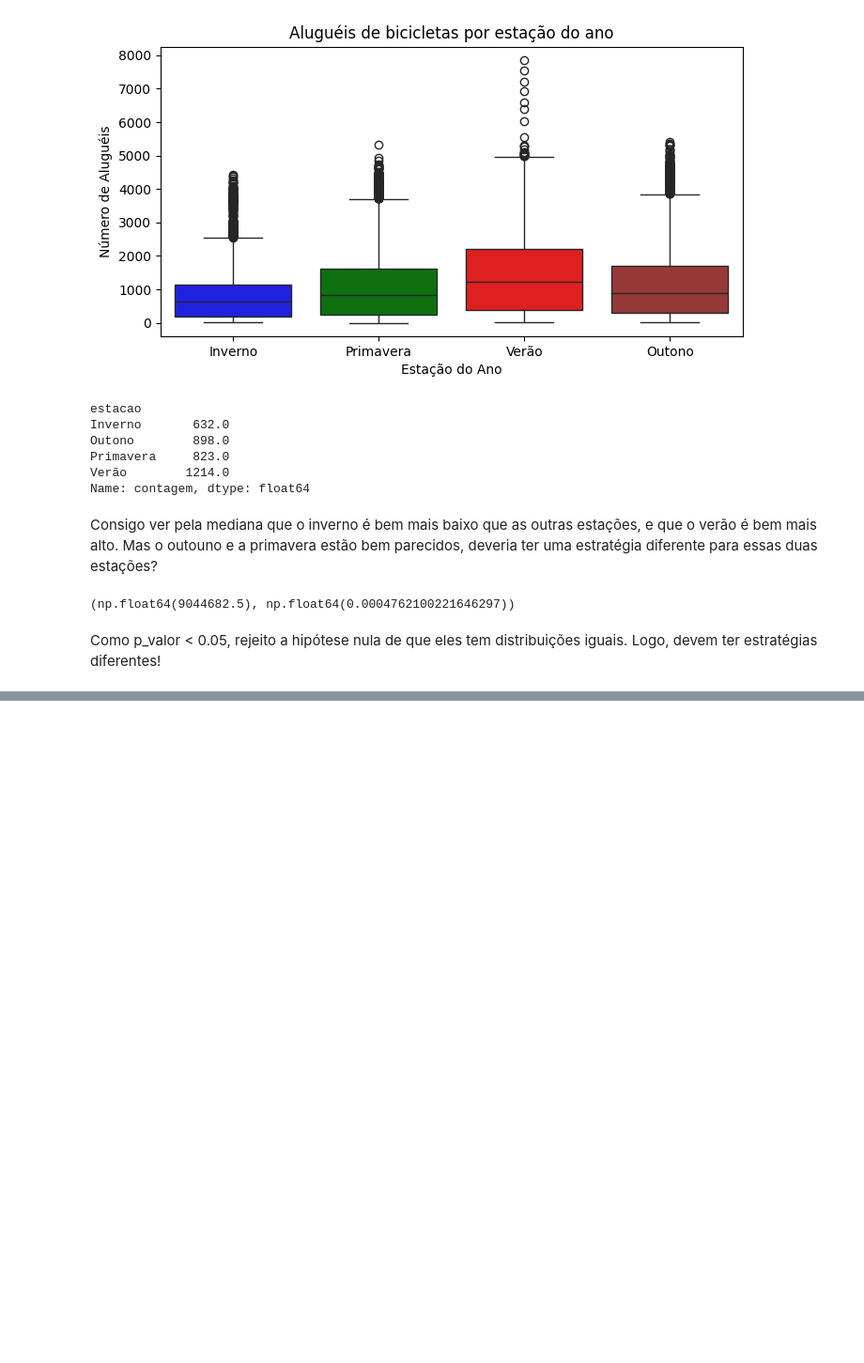
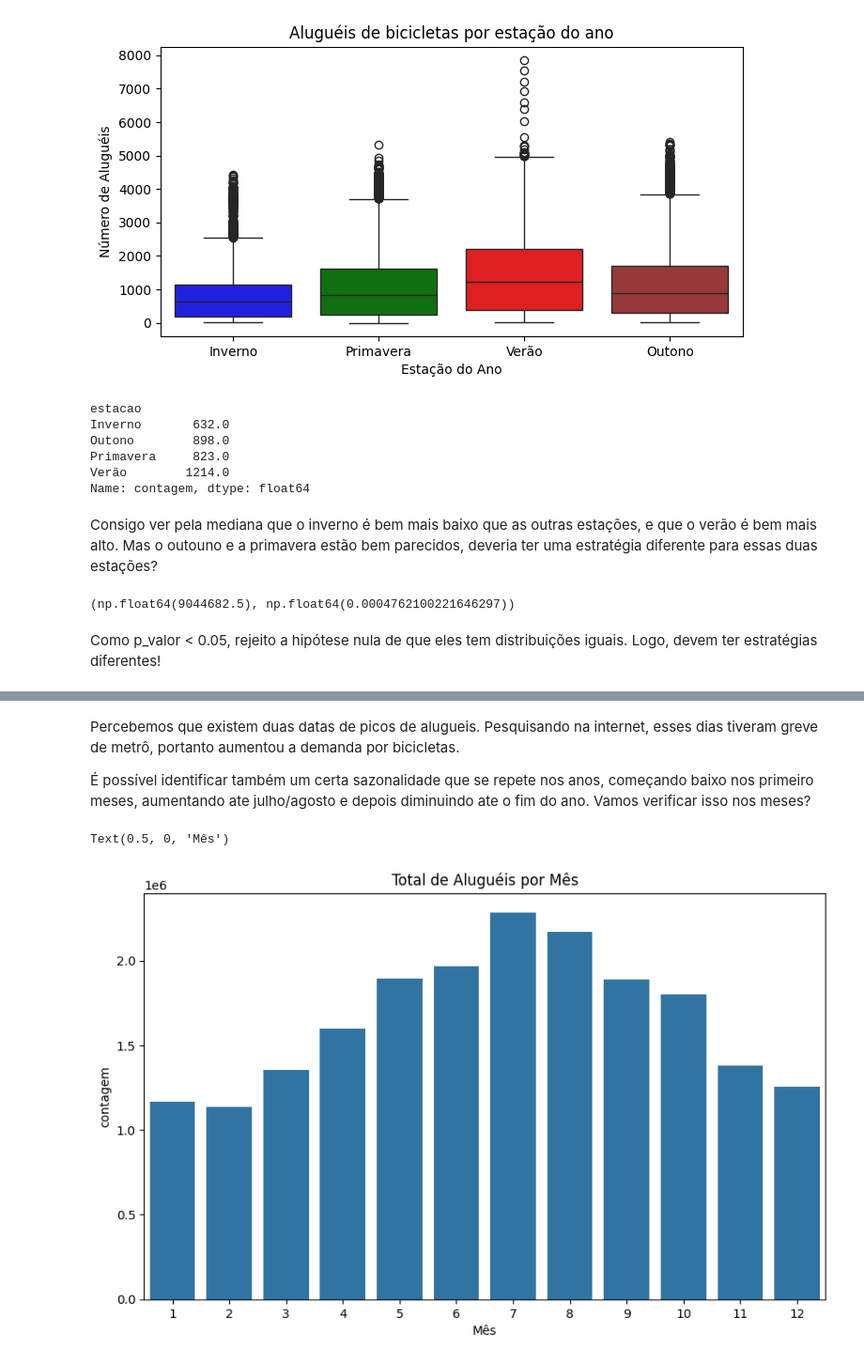
Before and after one commit to lemaldonadogm/Courses, a Jupyter notebook: Séries Temporais/Aula 1 - Analisando e Prevendo Séries Temporais.ipynb, the cells around one changed output, grey strips where cells are left out. Shown at 94% size. Drawn from its saved outputs; the diff is of its cells as text; code cells hidden in the pictures; blank space fills up the shorter version.

```diff
--- a/Séries Temporais/Aula 1 - Analisando e Prevendo Séries Temporais.ipynb
+++ b/Séries Temporais/Aula 1 - Analisando e Prevendo Séries Temporais.ipynb
@@ -310,0 +437,14 @@ Como p_valor < 0.05, rejeito a hipótese nula de que eles tem distribuições ig
+# %% [markdown]
+Percebemos que existem duas datas de picos de alugueis. Pesquisando na internet, esses dias tiveram greve de metrô, portanto aumentou a demanda por bicicletas.
+
+É possível identificar também um certa sazonalidade que se repete nos anos, começando baixo nos primeiro meses, aumentando ate julho/agosto e depois diminuindo ate o fim do ano. Vamos verificar isso nos meses?
+# %%
+df_mes = df_data.groupby('mes')['contagem'].sum().reset_index()
+
+plt.figure(figsize=(10, 6))
+sns.barplot(data=df_mes, x='mes', y='contagem')
+plt.title('Total de Aluguéis por Mês')
+plt.xlabel('Mês')
+# %% [output]
+Text(0.5, 0, 'Mês')
+[figure, added]
```
Also changed, not shown: parts of 14 cells of this notebook.
